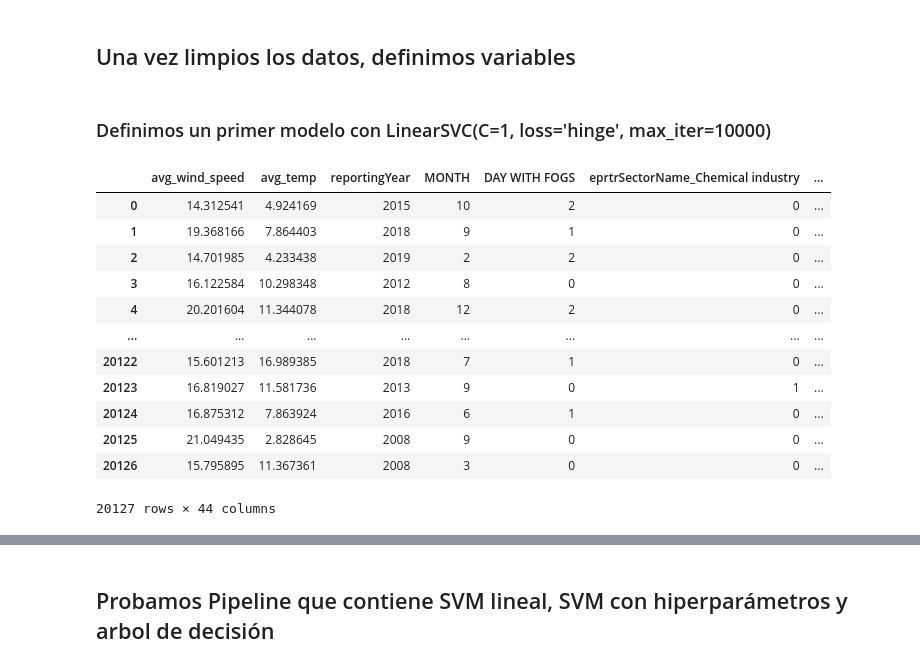
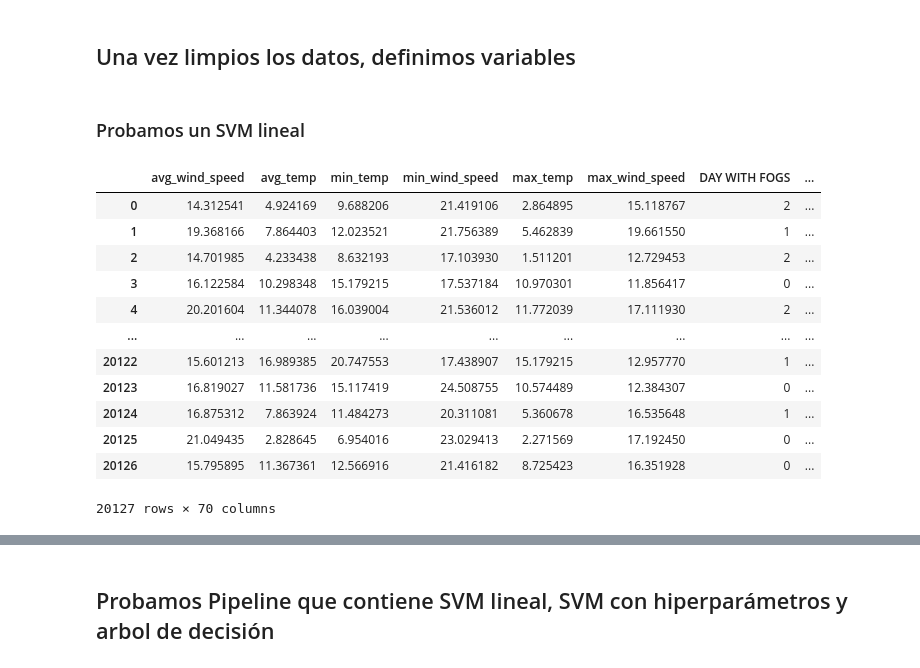
Before and after one commit to RocioRuizGonzalez/DataScience-BootcampTheBridge, a Jupyter notebook: 3-Machine Learning/Proyecto_final_ML/predict-the-pollutant-the-bridge/Proyecto_final_ML.ipynb, the cells around one changed output, grey strips where cells are left out. Saved outputs shown, nothing was run; the diff lists cells and outputs as text; code cells hidden in the pictures.

```diff
--- a/3-Machine Learning/Proyecto_final_ML/predict-the-pollutant-the-bridge/Proyecto_final_ML.ipynb
+++ b/3-Machine Learning/Proyecto_final_ML/predict-the-pollutant-the-bridge/Proyecto_final_ML.ipynb
@@ -75,3 +76,17 @@ Name: pollutant, Length: 20127, dtype: int64
+# %%
+def prepare_data(df):
+    df.drop("Unnamed: 0",axis=1,inplace=True)
+    df.drop("CONTINENT",axis=1,inplace=True)
+    df.drop("targetRelease",axis=1,inplace=True)
+    df['pollutant'].replace(['Nitrogen oxides (NOX)','Carbon dioxide (CO2)',"Methane (CH4)"],[0,1,2], inplace=True)
+    if not df['pollutant'].isin([0,1,2]).all():
+        raise Exception("pollutant contains invalid values")
+    (x,y) = df.shape
+    if y != 19:
+        raise Exception("Dataframe contains incorrect number of columns")
+    return df
+# %%
+df = prepare_data(df)
 # %%
 df.head()
 # %% [output]
@@ -118,29 +131,31 @@ sns.relplot(df, x='avg_wind_speed', y='pollutant', hue='countryName')
 #### Vemos que no hay ninguna relación fuerte con ninguna de las variables
 # %% [markdown]
 ## Una vez limpios los datos, definimos variables
-# %% [markdown]
-### Definimos un primer modelo con LinearSVC(C=1, loss='hinge', max_iter=10000)
+# %% [markdown]
+### Probamos un SVM lineal
 # %%
-X = df[["eprtrSectorName","avg_wind_speed", 'avg_temp', 'countryName', 'reportingYear', 'MONTH', "DAY WITH FOGS"]]
+X = df[["eprtrSectorName","avg_wind_speed", 'avg_temp', 'min_temp', 'min_wind_speed', 'max_temp', 'max_wind_speed', 'countryName', 'reportingYear', 'MONTH', "DAY WITH FOGS"]]
 y = df["pollutant"]
 # %%
 X = pd.get_dummies(X, columns=['eprtrSectorName'], drop_first=True)
 X = pd.get_dummies(X, columns=['countryName'], drop_first=True)
+X = pd.get_dummies(X, columns=['reportingYear'], drop_first=True)
+X = pd.get_dummies(X, columns=['MONTH'], drop_first=True)
 X
 # %% [output]
-|  | avg_wind_speed | avg_temp | reportingYear | MONTH | DAY WITH FOGS | eprtrSectorName_Chemical industry | ... |
-| 0 | 14.312541 | 4.924169 | 2015 | 10 | 2 | 0 | ... |
-| 1 | 19.368166 | 7.864403 | 2018 | 9 | 1 | 0 | ... |
-| 2 | 14.701985 | 4.233438 | 2019 | 2 | 2 | 0 | ... |
-| 3 | 16.122584 | 10.298348 | 2012 | 8 | 0 | 0 | ... |
-| 4 | 20.201604 | 11.344078 | 2018 | 12 | 2 | 0 | ... |
-| ... | ... | ... | ... | ... | ... | ... | ... |
-| 20122 | 15.601213 | 16.989385 | 2018 | 7 | 1 | 0 | ... |
-| 20123 | 16.819027 | 11.581736 | 2013 | 9 | 0 | 1 | ... |
-| 20124 | 16.875312 | 7.863924 | 2016 | 6 | 1 | 0 | ... |
-| 20125 | 21.049435 | 2.828645 | 2008 | 9 | 0 | 0 | ... |
-| 20126 | 15.795895 | 11.367361 | 2008 | 3 | 0 | 0 | ... |
+|  | avg_wind_speed | avg_temp | min_temp | min_wind_speed | max_temp | max_wind_speed | DAY WITH FOGS | ... |
+| 0 | 14.312541 | 4.924169 | 9.688206 | 21.419106 | 2.864895 | 15.118767 | 2 | ... |
+| 1 | 19.368166 | 7.864403 | 12.023521 | 21.756389 | 5.462839 | 19.661550 | 1 | ... |
+| 2 | 14.701985 | 4.233438 | 8.632193 | 17.103930 | 1.511201 | 12.729453 | 2 | ... |
+| 3 | 16.122584 | 10.298348 | 15.179215 | 17.537184 | 10.970301 | 11.856417 | 0 | ... |
+| 4 | 20.201604 | 11.344078 | 16.039004 | 21.536012 | 11.772039 | 17.111930 | 2 | ... |
+| ... | ... | ... | ... | ... | ... | ... | ... | ... |
+| 20122 | 15.601213 | 16.989385 | 20.747553 | 17.438907 | 15.179215 | 12.957770 | 1 | ... |
+| 20123 | 16.819027 | 11.581736 | 15.117419 | 24.508755 | 10.574489 | 12.384307 | 0 | ... |
+| 20124 | 16.875312 | 7.863924 | 11.484273 | 20.311081 | 5.360678 | 16.535648 | 1 | ... |
+| 20125 | 21.049435 | 2.828645 | 6.954016 | 23.029413 | 2.271569 | 17.192450 | 0 | ... |
+| 20126 | 15.795895 | 11.367361 | 12.566916 | 21.416182 | 8.725423 | 16.351928 | 0 | ... |
-20127 rows × 44 columns
+20127 rows × 70 columns
 # %%
 from sklearn.svm import LinearSVC
 
```
Also changed, not shown: parts of 40 cells of this notebook, 3 other files.
